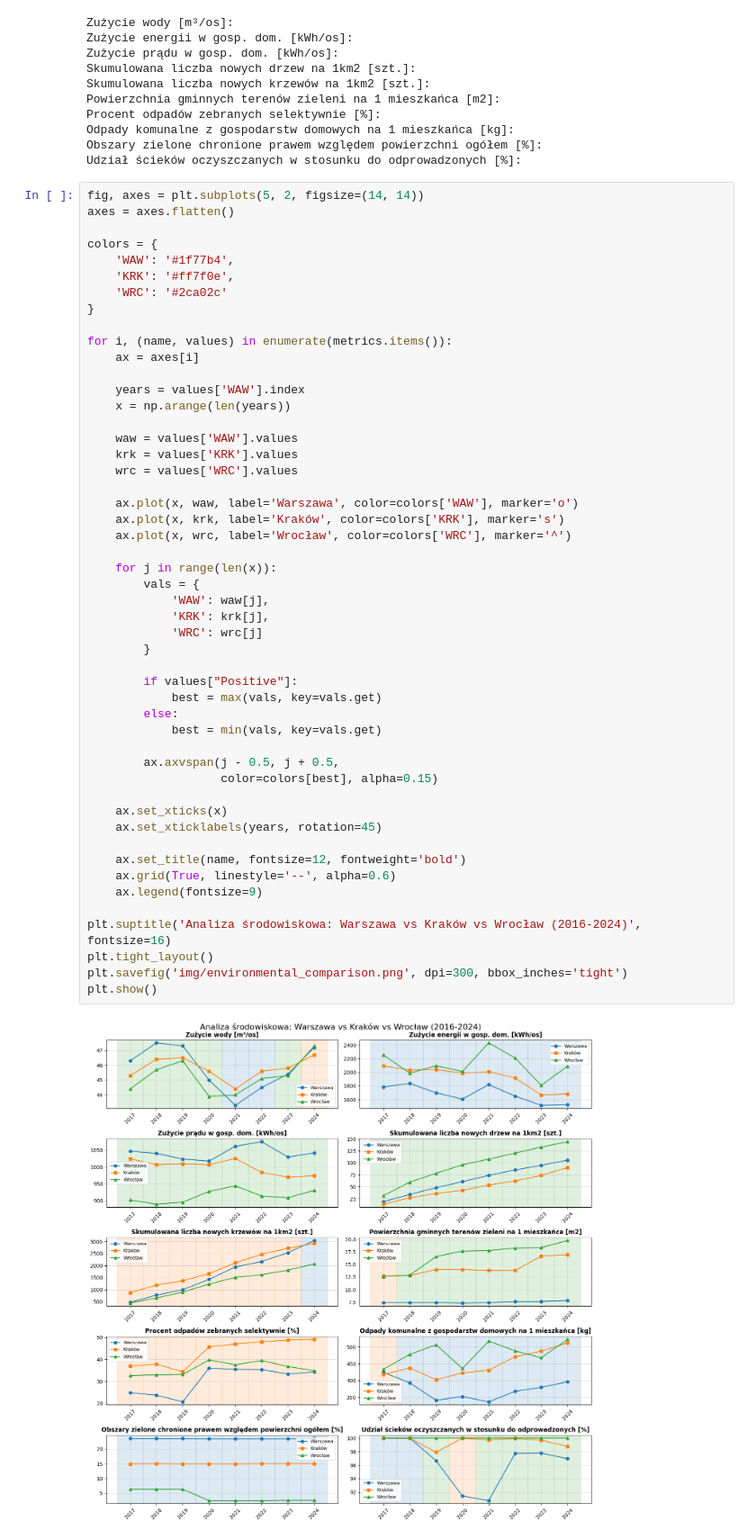
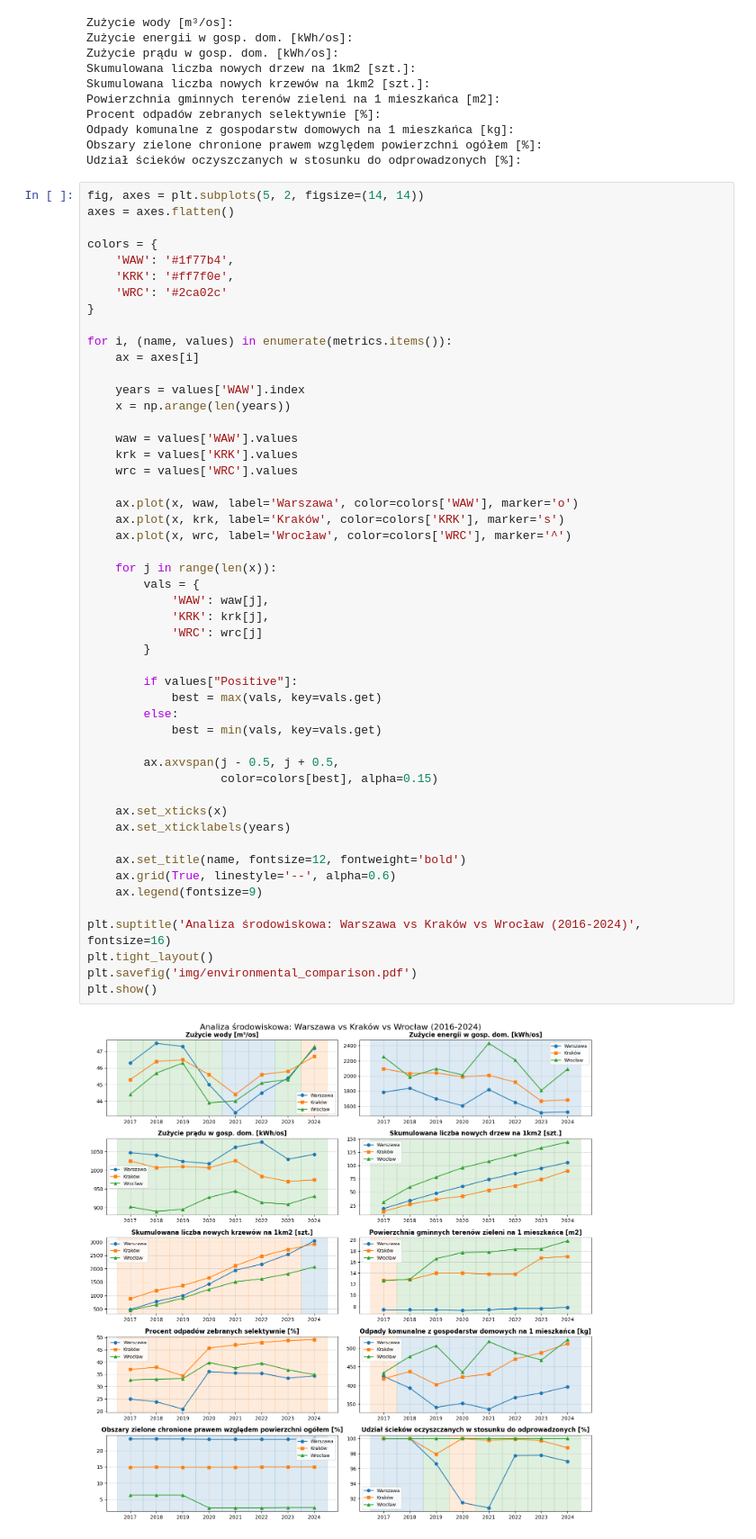
Before and after one commit to Kapturz0ny/sad-proj1, a Jupyter notebook: cities_comparison/main.ipynb, the cells around one changed output. Shown at 90% size. Saved outputs shown, nothing was run; the diff lists cells and outputs as text.

```diff
--- a/cities_comparison/main.ipynb
+++ b/cities_comparison/main.ipynb
@@ -417,33 +417,33 @@ for i, (name, values) in enumerate(metrics.items()):
 
     ax.plot(x, waw, label='Warszawa', color=colors['WAW'], marker='o')
     ax.plot(x, krk, label='Kraków', color=colors['KRK'], marker='s')
     ax.plot(x, wrc, label='Wrocław', color=colors['WRC'], marker='^')
 
     for j in range(len(x)):
         vals = {
             'WAW': waw[j],
             'KRK': krk[j],
             'WRC': wrc[j]
         }
 
         if values["Positive"]:
             best = max(vals, key=vals.get)
         else:
             best = min(vals, key=vals.get)
 
         ax.axvspan(j - 0.5, j + 0.5,
                    color=colors[best], alpha=0.15)
 
     ax.set_xticks(x)
-    ax.set_xticklabels(years, rotation=45)
+    ax.set_xticklabels(years)
 
     ax.set_title(name, fontsize=12, fontweight='bold')
     ax.grid(True, linestyle='--', alpha=0.6)
     ax.legend(fontsize=9)
 
 plt.suptitle('Analiza środowiskowa: Warszawa vs Kraków vs Wrocław (2016-2024)', fontsize=16)
 plt.tight_layout()
-plt.savefig('img/environmental_comparison.png', dpi=300, bbox_inches='tight')
+plt.savefig('img/environmental_comparison.pdf')
 plt.show()
 # %% [output]
-[figure, old version]
+[figure, new version]
```
Also changed, not shown: parts of 3 cells of this notebook, 16 other files.
